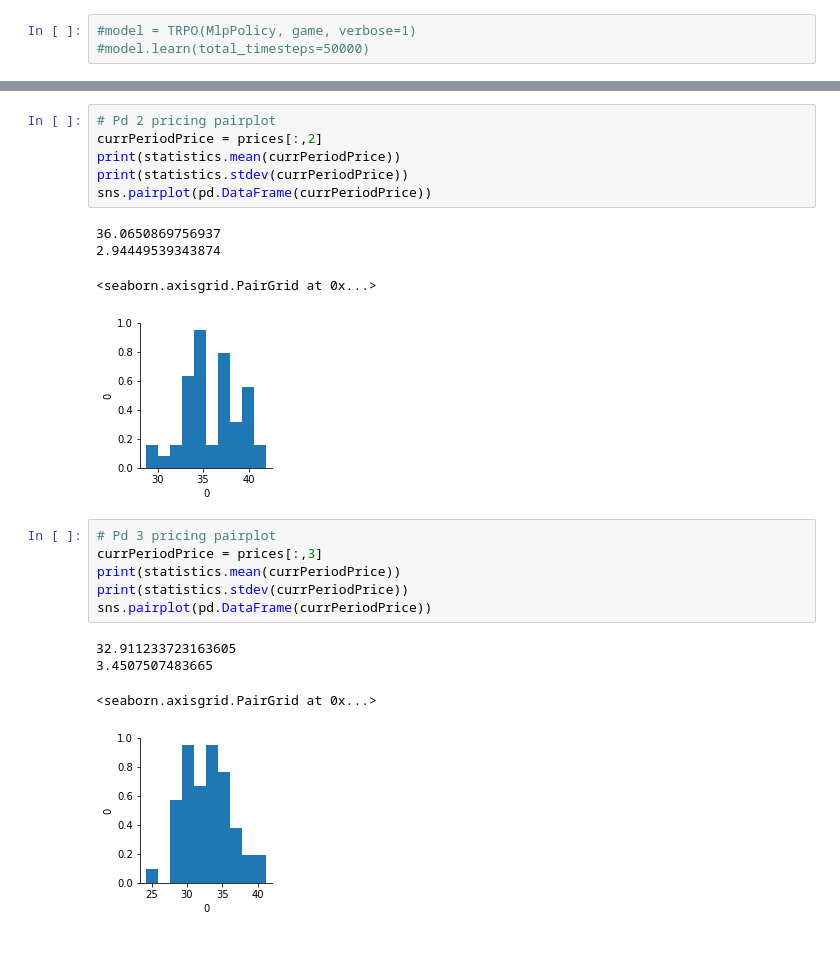
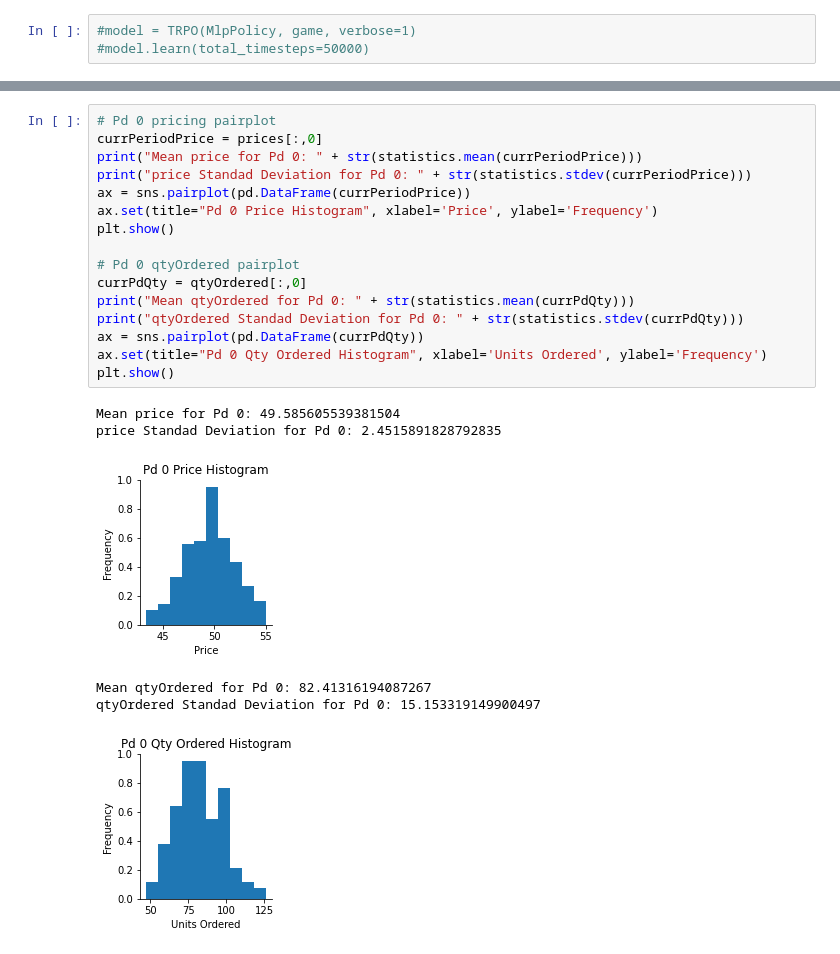
Before and after one commit to ConSeanway/BusinessGameRL, a Jupyter notebook: Demand_Prediction_RL_v3.ipynb, the cells around one changed output, grey strips where cells are left out. Cells and saved outputs as stored; diff of their text form.

```diff
--- a/Demand_Prediction_RL_v3.ipynb
+++ b/Demand_Prediction_RL_v3.ipynb
@@ -448,22 +435,23 @@ sns.pairplot(pd.DataFrame(currPeriodPrice))
-# %%
-# Pd 2 pricing pairplot
-currPeriodPrice = prices[:,2]
-print(statistics.mean(currPeriodPrice))
-print(statistics.stdev(currPeriodPrice))
-sns.pairplot(pd.DataFrame(currPeriodPrice))
-# %% [output]
-36.0650869756937
-2.94449539343874
-<seaborn.axisgrid.PairGrid at 0x...>
-[figure, removed]
-# %%
-# Pd 3 pricing pairplot
-currPeriodPrice = prices[:,3]
-print(statistics.mean(currPeriodPrice))
-print(statistics.stdev(currPeriodPrice))
-sns.pairplot(pd.DataFrame(currPeriodPrice))
-# %% [output]
-32.911233723163605
-3.4507507483665
-<seaborn.axisgrid.PairGrid at 0x...>
-[figure, removed]
+# %%
+# Pd 0 pricing pairplot
+currPeriodPrice = prices[:,0]
+print("Mean price for Pd 0: " + str(statistics.mean(currPeriodPrice)))
+print("price Standad Deviation for Pd 0: " + str(statistics.stdev(currPeriodPrice)))
+ax = sns.pairplot(pd.DataFrame(currPeriodPrice))
+ax.set(title="Pd 0 Price Histogram", xlabel='Price', ylabel='Frequency')
+plt.show()
+
+# Pd 0 qtyOrdered pairplot
+currPdQty = qtyOrdered[:,0]
+print("Mean qtyOrdered for Pd 0: " + str(statistics.mean(currPdQty)))
+print("qtyOrdered Standad Deviation for Pd 0: " + str(statistics.stdev(currPdQty)))
+ax = sns.pairplot(pd.DataFrame(currPdQty))
+ax.set(title="Pd 0 Qty Ordered Histogram", xlabel='Units Ordered', ylabel='Frequency')
+plt.show()
+# %% [output]
+Mean price for Pd 0: 49.585605539381504
+price Standad Deviation for Pd 0: 2.4515891828792835
+[figure, added]
+Mean qtyOrdered for Pd 0: 82.41316194087267
+qtyOrdered Standad Deviation for Pd 0: 15.153319149900497
+[figure, added]
```
Also changed, not shown: parts of 12 cells of this notebook.
